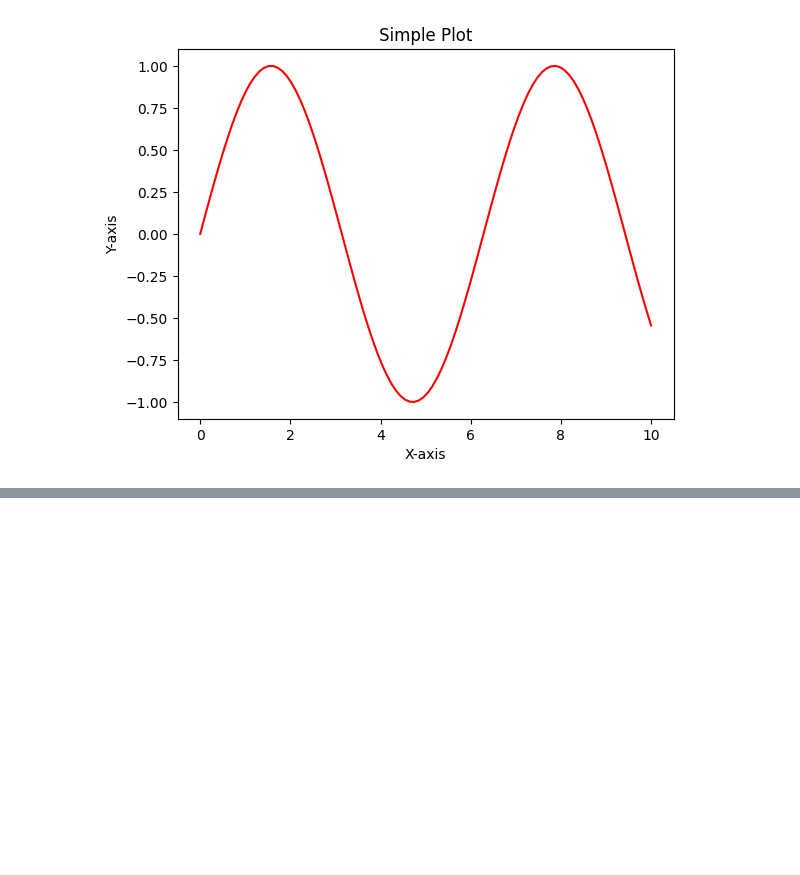
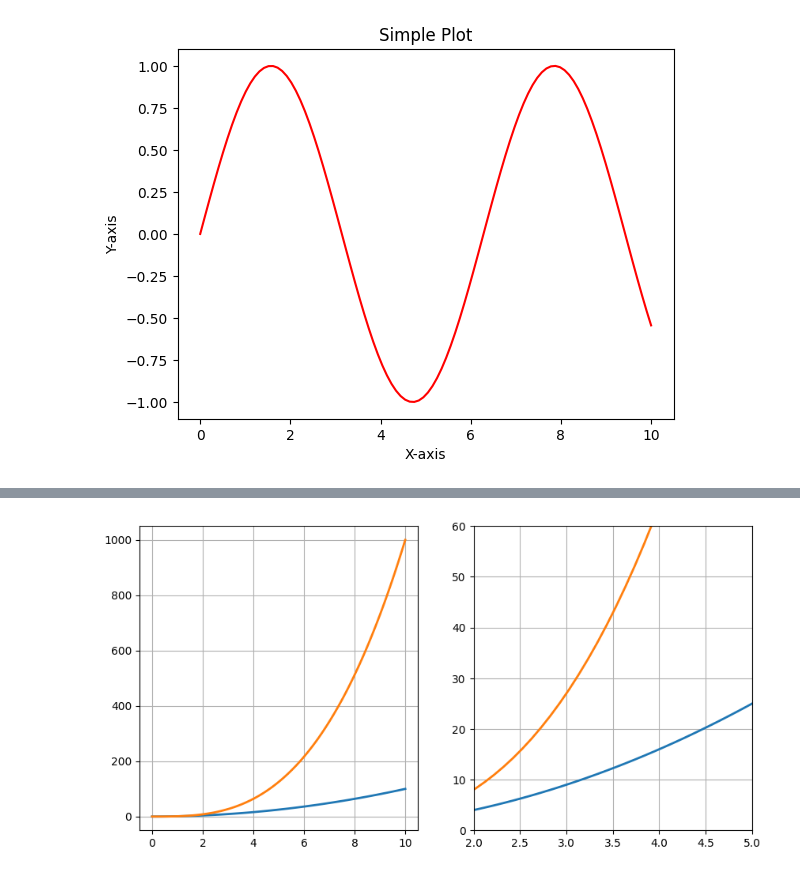
Before and after one commit to SilverShadow123/Learning_Python, a Jupyter notebook: matplotlib.ipynb, the cells around one changed output, grey strips where cells are left out. Saved outputs shown, nothing was run; the diff lists cells and outputs as text; code cells hidden in the pictures; blank space fills up the shorter version.

```diff
--- a/matplotlib.ipynb
+++ b/matplotlib.ipynb
@@ -135,0 +153,18 @@ ax2.plot(x,y,'g*-')
+# %%
+import matplotlib.pyplot as plt
+import numpy as np
+
+x = np.linspace(0, 10, 100)
+fig, Axes = plt.subplots(1, 2, figsize=(10, 5))
+
+Axes[0].plot(x, x**2, x, x**3, lw=2)
+Axes[1].plot(x, x**2, x, x**3, lw=2)
+
+Axes[0].grid(True)
+Axes[1].set_ylim([0, 60])
+Axes[1].set_xlim([2, 5])
+Axes[1].grid(True)
+
+plt.show()
+# %% [output]
+[figure, added]
```
Also changed, not shown: parts of 8 cells of this notebook.
